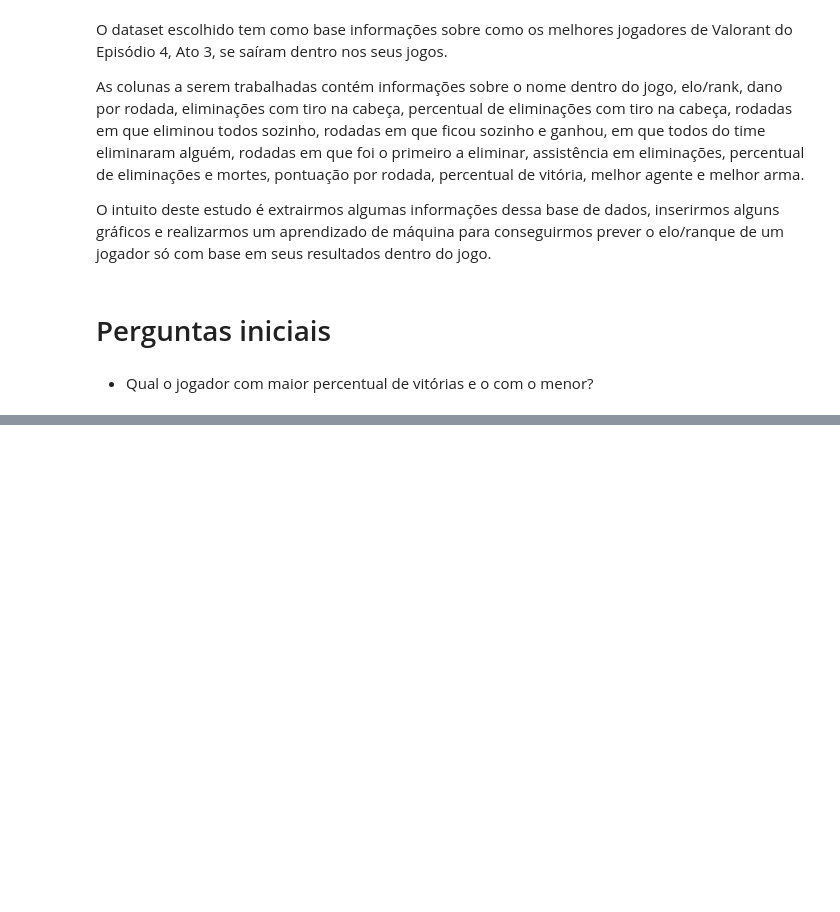
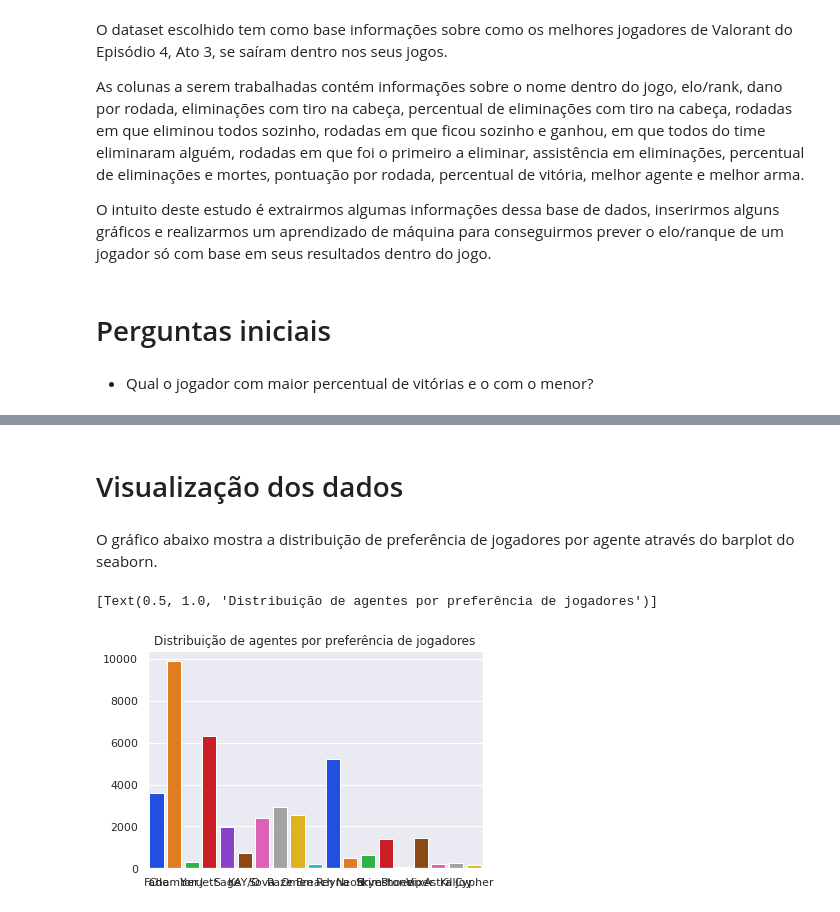
Before and after one commit to viniciusgugelmin/data-science-3, a Jupyter notebook: projects/valorant_stats/notebooks/machine_learning.ipynb, the cells around one changed output, grey strips where cells are left out. Cells and saved outputs as stored; diff of their text form; code cells hidden in the pictures; blank space fills up the shorter version.

Commit message:
feat: first questions finish, data visualization and correlation

```diff
--- a/projects/valorant_stats/notebooks/machine_learning.ipynb
+++ b/projects/valorant_stats/notebooks/machine_learning.ipynb
@@ -75,0 +123,10 @@ df_win_order # clean 0 values
+# %%
+def printAgentCount(agent):
+  _total = len(df[df['agent_1'] == agent])
+  print('Agente:', agent, '\nTotal:', _total, end='\n\n')
+  return _total
+
+agentsTotal = []
+
+for agent in df['agent_1'].unique():
+  agentsTotal.append(printAgentCount(agent))
@@ -75,0 +151,9 @@ df_win_order # clean 0 values
+# %% [markdown]
+# Visualização dos dados
+# %% [markdown]
+O gráfico abaixo mostra a distribuição de preferência de jogadores por agente através do barplot do seaborn.
+# %%
+sns.barplot(x=df['agent_1'].unique(), y=agentsTotal, palette="bright").set(title='Distribuição de agentes por preferência de jogadores')
+# %% [output]
+[Text(0.5, 1.0, 'Distribuição de agentes por preferência de jogadores')]
+[figure, added]
```
Also changed, not shown: parts of 14 cells of this notebook.
